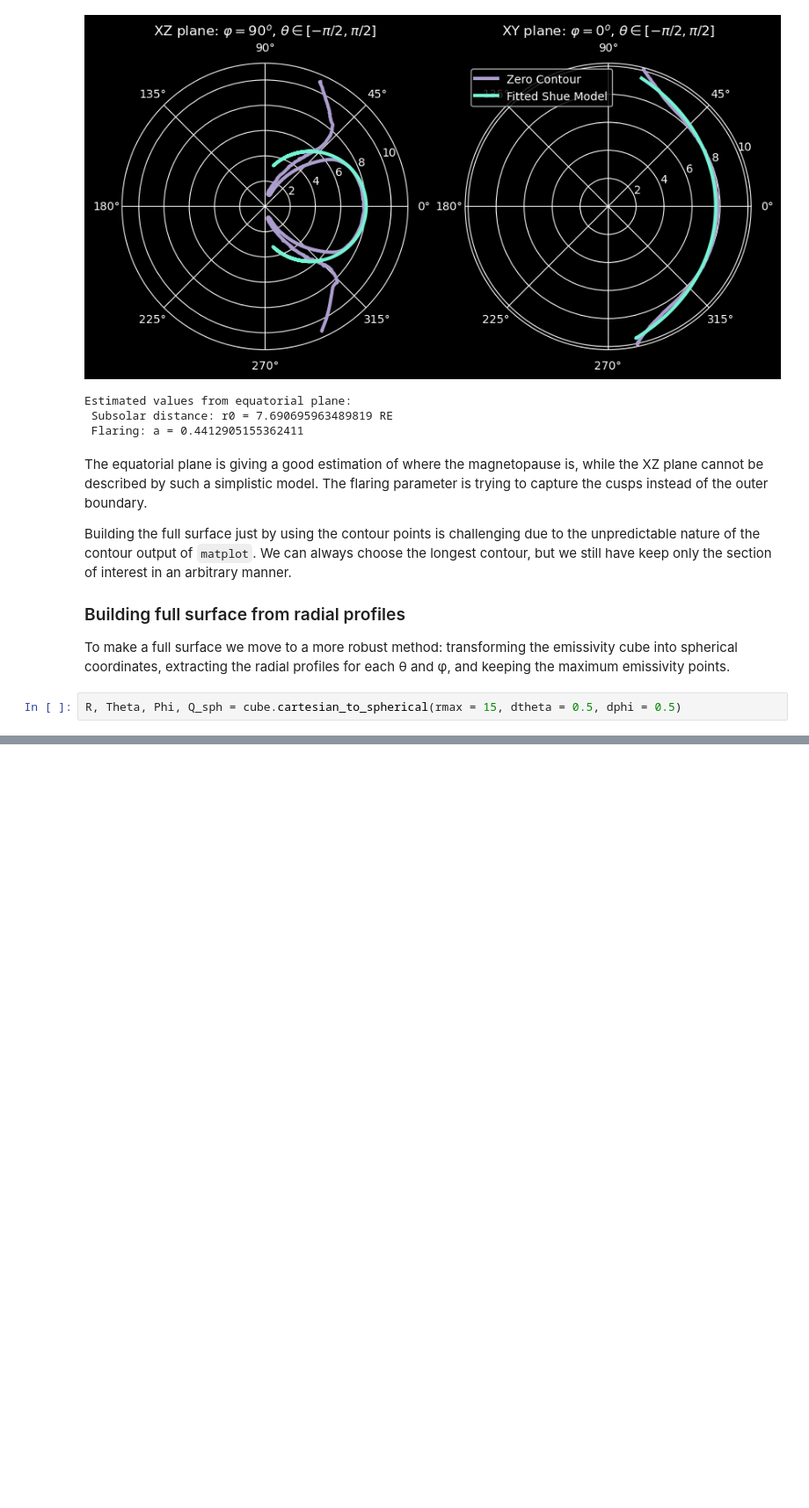
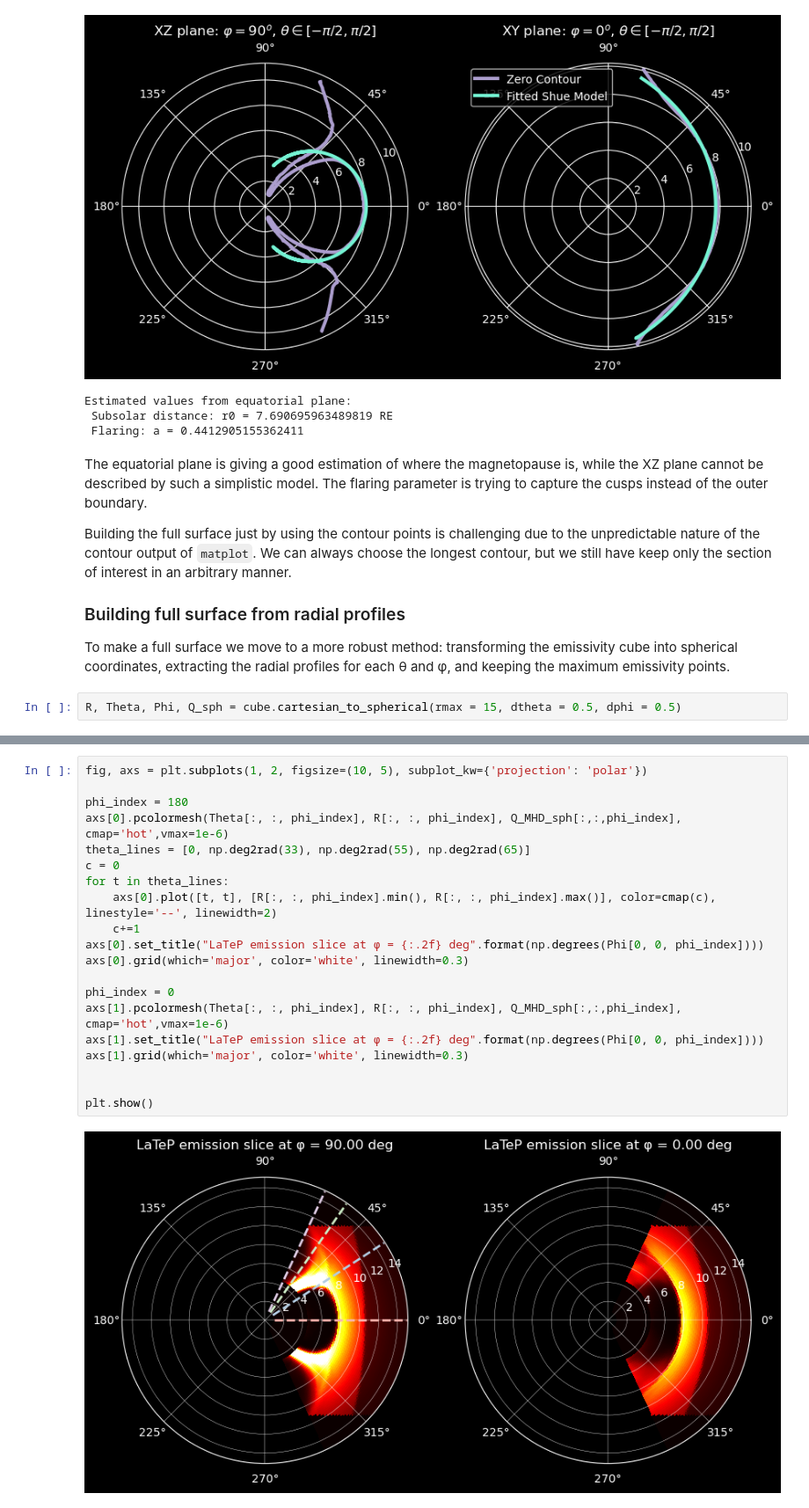
Before and after one commit to notanobis/SMILE-TFA, a Jupyter notebook: TangentHypothesis.ipynb, the cells around one changed output, grey strips where cells are left out. Shown at 88% size. Cells and saved outputs as stored; diff of their text form; blank space fills up the shorter version.

```diff
--- a/TangentHypothesis.ipynb
+++ b/TangentHypothesis.ipynb
@@ -145,0 +190,22 @@ plt.show()
+# %%
+fig, axs = plt.subplots(1, 2, figsize=(10, 5), subplot_kw={'projection': 'polar'})
+
+phi_index = 180
+axs[0].pcolormesh(Theta[:, :, phi_index], R[:, :, phi_index], Q_MHD_sph[:,:,phi_index], cmap='hot',vmax=1e-6)
+theta_lines = [0, np.deg2rad(33), np.deg2rad(55), np.deg2rad(65)]
+c = 0
+for t in theta_lines:
+    axs[0].plot([t, t], [R[:, :, phi_index].min(), R[:, :, phi_index].max()], color=cmap(c), linestyle='--', linewidth=2)
+    c+=1
+axs[0].set_title("LaTeP emission slice at φ = {:.2f} deg".format(np.degrees(Phi[0, 0, phi_index])))
+axs[0].grid(which='major', color='white', linewidth=0.3)
+
+phi_index = 0
+axs[1].pcolormesh(Theta[:, :, phi_index], R[:, :, phi_index], Q_MHD_sph[:,:,phi_index], cmap='hot',vmax=1e-6)
+axs[1].set_title("LaTeP emission slice at φ = {:.2f} deg".format(np.degrees(Phi[0, 0, phi_index])))
+axs[1].grid(which='major', color='white', linewidth=0.3)
+
+
+plt.show()
+# %% [output]
+[figure, added]
```
Also changed, not shown: parts of 5 cells of this notebook, 4 other files.
